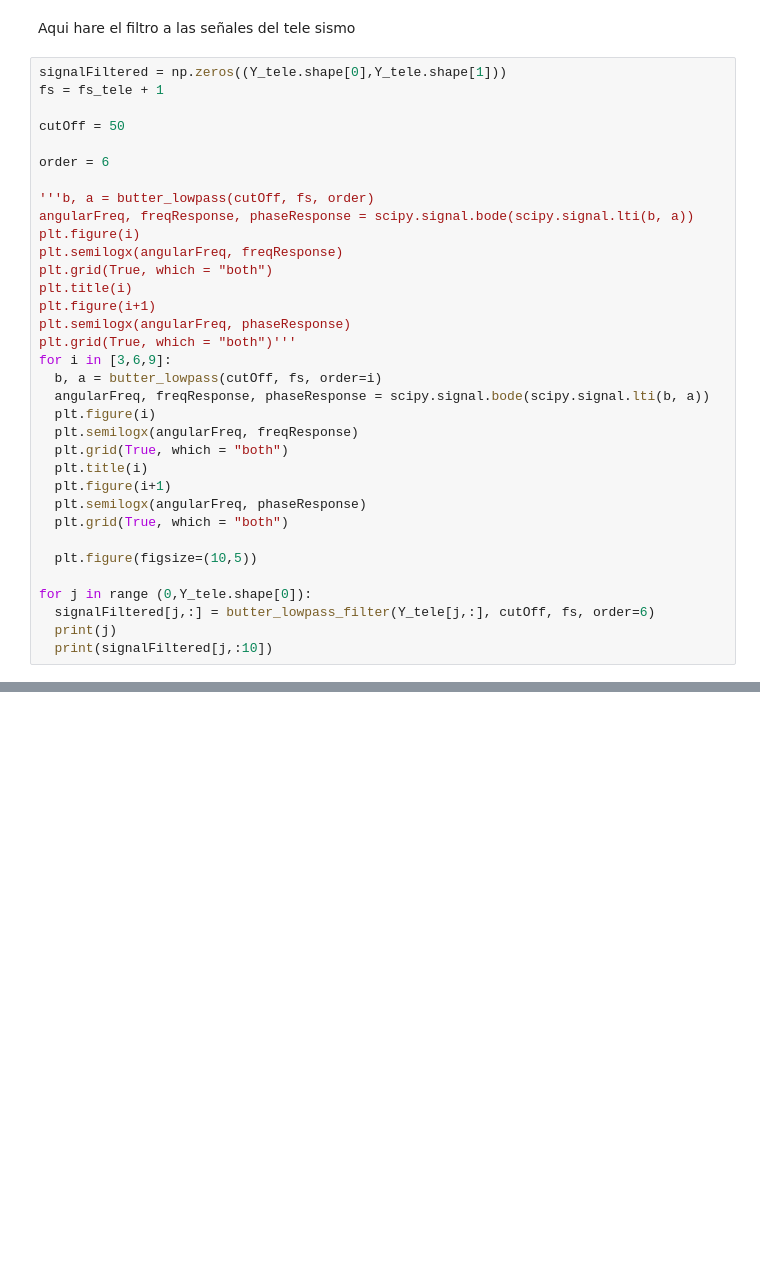
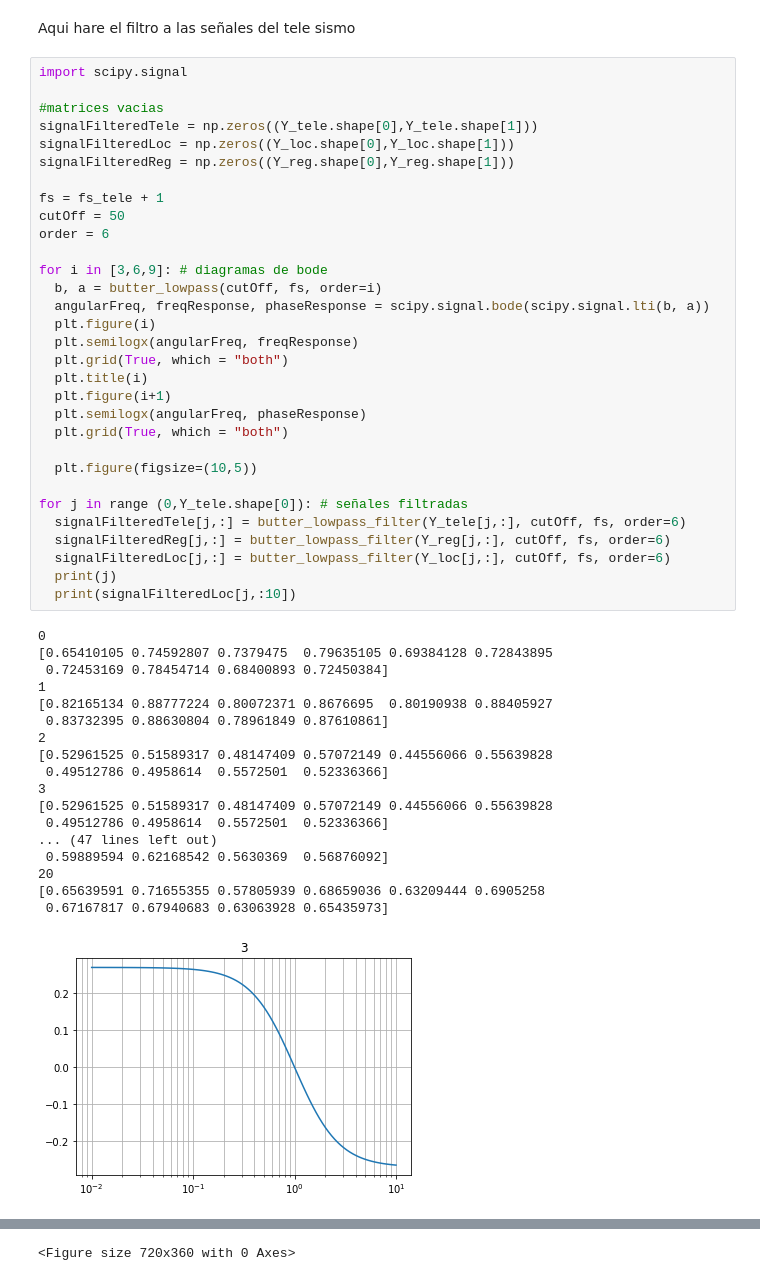
Before and after one commit to MyFirstVlog/signalProcessingSSA, a Jupyter notebook: signalProcessingPF.ipynb, the cells around one changed output, grey strips where cells are left out. Saved outputs shown, nothing was run; the diff lists cells and outputs as text; blank space fills up the shorter version.

Commit message:
senales filtradas

```diff
--- a/signalProcessingPF.ipynb
+++ b/signalProcessingPF.ipynb
@@ -143,36 +189,52 @@ y = y[:32000]
 # %% [markdown]
 Aqui hare el filtro a las señales del tele sismo
 # %%
-signalFiltered = np.zeros((Y_tele.shape[0],Y_tele.shape[1]))
+import scipy.signal
+
+#matrices vacias
+signalFilteredTele = np.zeros((Y_tele.shape[0],Y_tele.shape[1]))
+signalFilteredLoc = np.zeros((Y_loc.shape[0],Y_loc.shape[1]))
+signalFilteredReg = np.zeros((Y_reg.shape[0],Y_reg.shape[1]))
+
 fs = fs_tele + 1
-
 cutOff = 50
-
 order = 6
 
-'''b, a = butter_lowpass(cutOff, fs, order)
-angularFreq, freqResponse, phaseResponse = scipy.signal.bode(scipy.signal.lti(b, a))
-plt.figure(i)
-plt.semilogx(angularFreq, freqResponse)
-plt.grid(True, which = "both")
-plt.title(i)
-plt.figure(i+1)
-plt.semilogx(angularFreq, phaseResponse)
-plt.grid(True, which = "both")'''
-for i in [3,6,9]:
+for i in [3,6,9]: # diagramas de bode
   b, a = butter_lowpass(cutOff, fs, order=i)
   angularFreq, freqResponse, phaseResponse = scipy.signal.bode(scipy.signal.lti(b, a))
   plt.figure(i)
   plt.semilogx(angularFreq, freqResponse)
   plt.grid(True, which = "both")
   plt.title(i)
   plt.figure(i+1)
   plt.semilogx(angularFreq, phaseResponse)
   plt.grid(True, which = "both")
 
   plt.figure(figsize=(10,5))
 
-for j in range (0,Y_tele.shape[0]):
-  signalFiltered[j,:] = butter_lowpass_filter(Y_tele[j,:], cutOff, fs, order=6)
+for j in range (0,Y_tele.shape[0]): # señales filtradas
+  signalFilteredTele[j,:] = butter_lowpass_filter(Y_tele[j,:], cutOff, fs, order=6)
+  signalFilteredReg[j,:] = butter_lowpass_filter(Y_reg[j,:], cutOff, fs, order=6)
+  signalFilteredLoc[j,:] = butter_lowpass_filter(Y_loc[j,:], cutOff, fs, order=6)
   print(j)
-  print(signalFiltered[j,:10])
+  print(signalFilteredLoc[j,:10])
+# %% [output]
+0
+[0.65410105 0.74592807 0.7379475  0.79635105 0.69384128 0.72843895
+ 0.72453169 0.78454714 0.68400893 0.72450384]
+1
+[0.82165134 0.88777224 0.80072371 0.8676695  0.80190938 0.88405927
+ 0.83732395 0.88630804 0.78961849 0.87610861]
+2
+[0.52961525 0.51589317 0.48147409 0.57072149 0.44556066 0.55639828
+ 0.49512786 0.4958614  0.5572501  0.52336366]
+3
+[0.52961525 0.51589317 0.48147409 0.57072149 0.44556066 0.55639828
+ 0.49512786 0.4958614  0.5572501  0.52336366]
+... (47 lines left out)
+ 0.59889594 0.62168542 0.5630369  0.56876092]
+20
+[0.65639591 0.71655355 0.57805939 0.68659036 0.63209444 0.6905258
+ 0.67167817 0.67940683 0.63063928 0.65435973]
+[figure, added]
@@ -178,0 +242 @@ for j in range (0,Y_tele.shape[0]):
+<Figure size 720x360 with 0 Axes>
```
Also changed, not shown: parts of 11 cells of this notebook.
